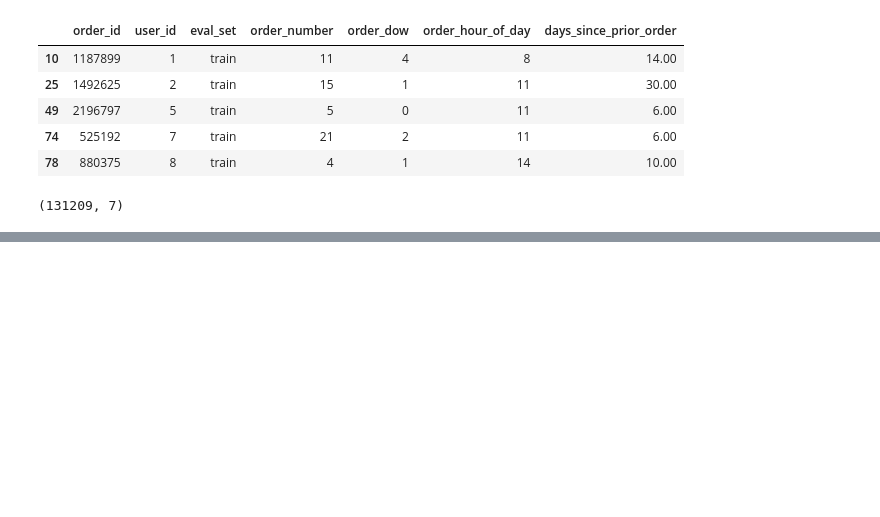
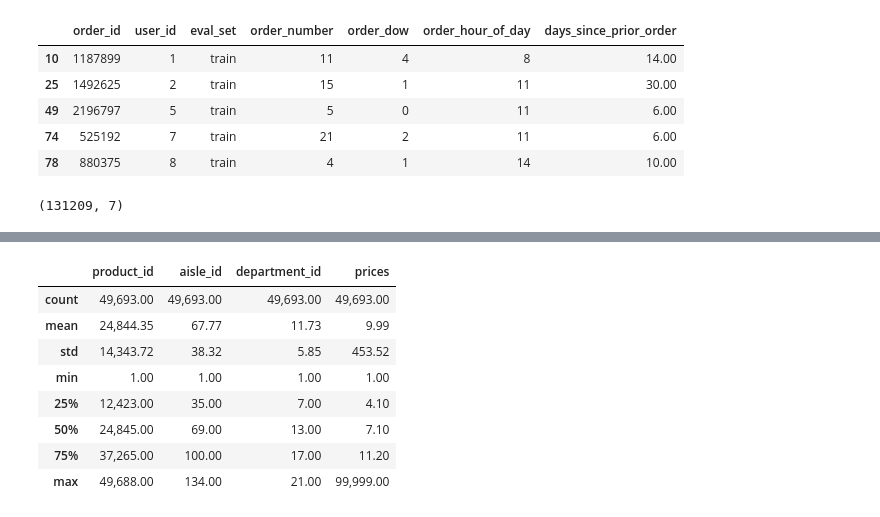
Before and after one commit to karamian-ani/data_analytics_with_python, a Jupyter notebook: notebooks/05_pandas.ipynb, the cells around one changed output, grey strips where cells are left out. Saved outputs shown, nothing was run; the diff lists cells and outputs as text; code cells hidden in the pictures; blank space fills up the shorter version.

```diff
--- a/notebooks/05_pandas.ipynb
+++ b/notebooks/05_pandas.ipynb
@@ -264,0 +360,12 @@ df_orders_train.shape
+# %%
+df_products.describe()
+# %% [output]
+|  | product_id | aisle_id | department_id | prices |
+| count | 49,693.00 | 49,693.00 | 49,693.00 | 49,693.00 |
+| mean | 24,844.35 | 67.77 | 11.73 | 9.99 |
+| std | 14,343.72 | 38.32 | 5.85 | 453.52 |
+| min | 1.00 | 1.00 | 1.00 | 1.00 |
+| 25% | 12,423.00 | 35.00 | 7.00 | 4.10 |
+| 50% | 24,845.00 | 69.00 | 13.00 | 7.10 |
+| 75% | 37,265.00 | 100.00 | 17.00 | 11.20 |
+| max | 49,688.00 | 134.00 | 21.00 | 99,999.00 |
```
Also changed, not shown: parts of 46 cells of this notebook, 3 other files.
